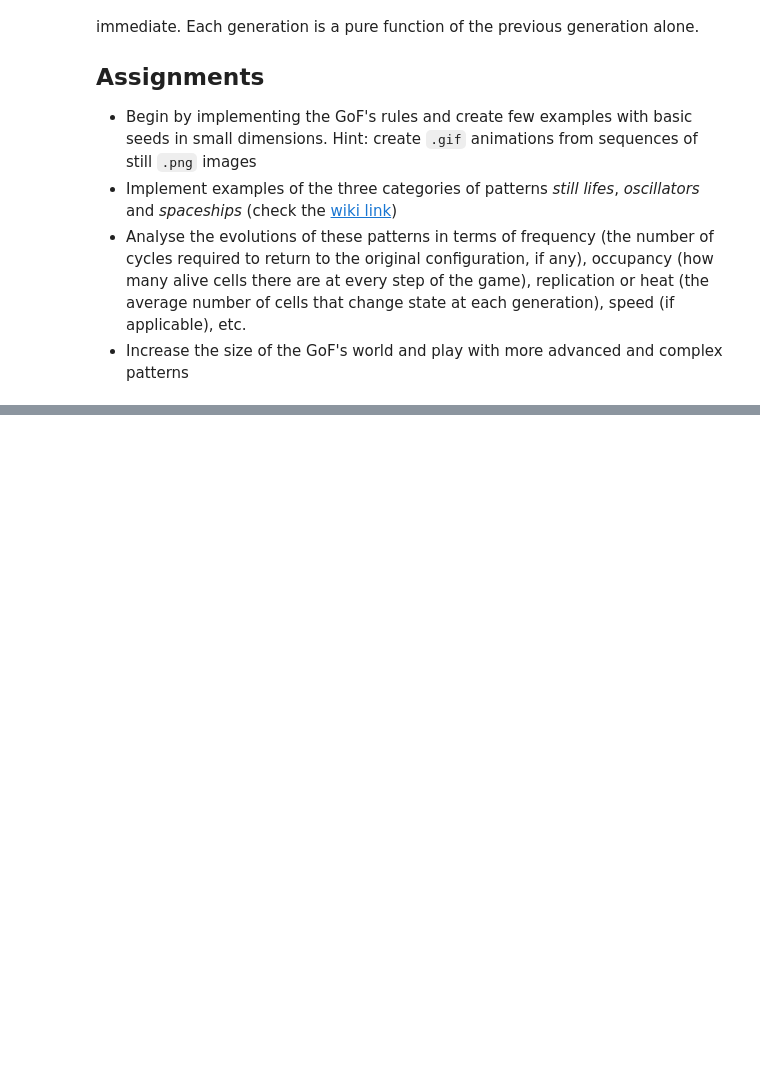
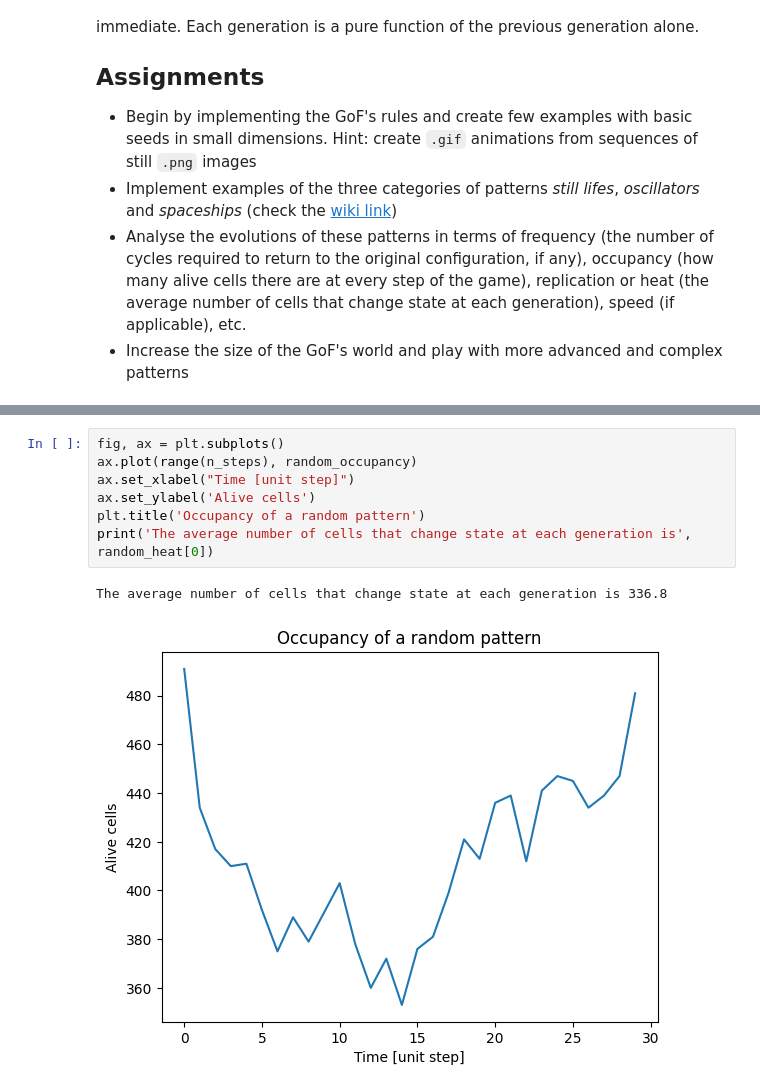
Before and after one commit to ciminoV/SCWP23Project_Group2, a Jupyter notebook: Project.ipynb, the cells around one changed output, grey strips where cells are left out. Drawn from its saved outputs; the diff is of its cells as text; blank space fills up the shorter version.

```diff
--- a/Project.ipynb
+++ b/Project.ipynb
@@ -142,4 +157,14 @@ Image(url=gif_name)
 <Figure size 640x480 with 0 Axes>
+# %%
+fig, ax = plt.subplots()
+ax.plot(range(n_steps), random_occupancy)
+ax.set_xlabel("Time [unit step]")
+ax.set_ylabel('Alive cells')
+plt.title('Occupancy of a random pattern')
+print('The average number of cells that change state at each generation is', random_heat[0])
+# %% [output]
+The average number of cells that change state at each generation is 336.8
+[figure, added]
 # %%
 # Still life example (period 1)
 
```
Also changed, not shown: parts of 13 cells of this notebook.
